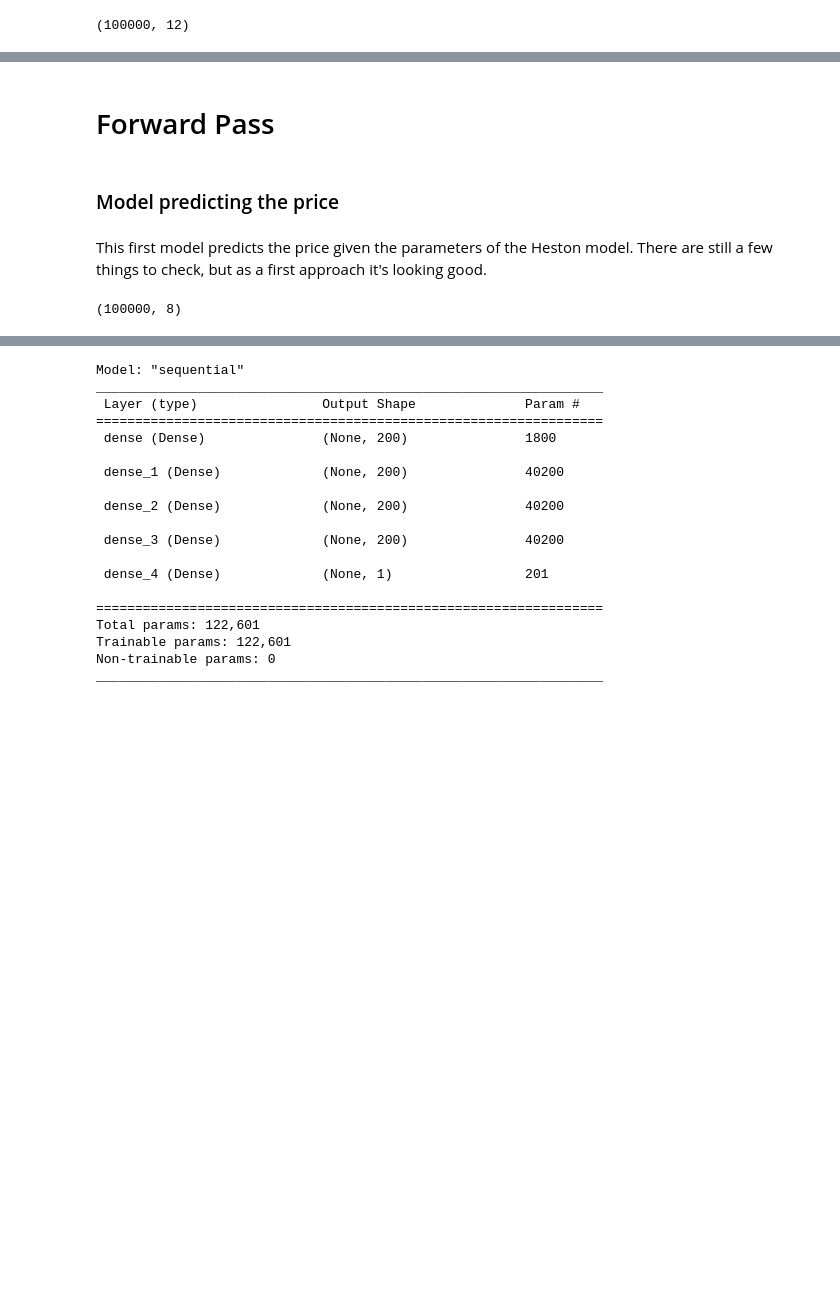
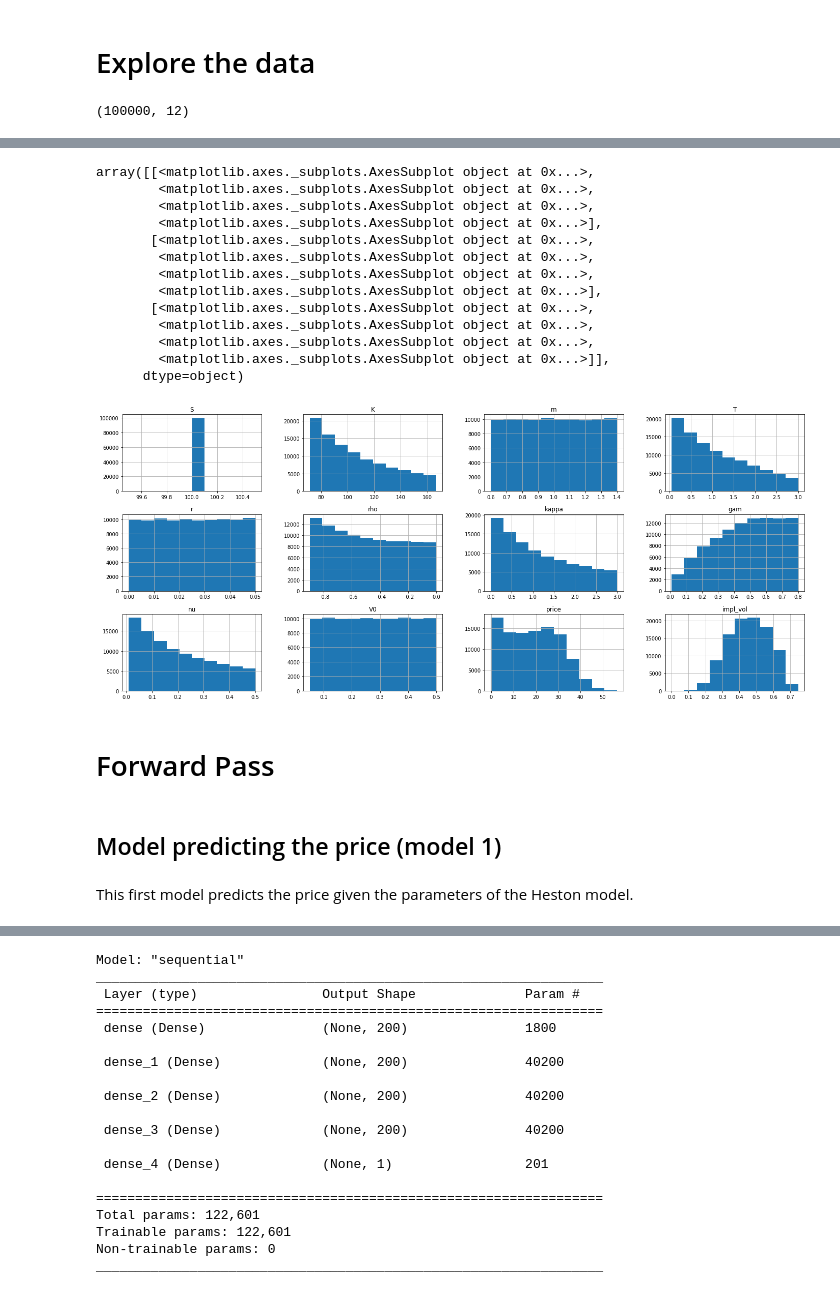
Before and after one commit to amendezll/projet_recherche, a Jupyter notebook: NN_model.ipynb, the cells around one changed output, grey strips where cells are left out. Drawn from its saved outputs; the diff is of its cells as text; code cells hidden in the pictures; blank space fills up the shorter version.

```diff
--- a/NN_model.ipynb
+++ b/NN_model.ipynb
@@ -20,5 +22,7 @@ import tensorflow as tf
 from tensorflow.keras.utils import plot_model
 from sklearn.model_selection import train_test_split
+# %% [markdown]
+# Explore the data
 # %%
 df = pd.read_csv("data/param2.csv")
 # %%
@@ -34,12 +38,30 @@ df.head()
 | 2 | 100.0 | 75.938311 | 1.316858 | 0.718012 | 0.015625 | -0.786272 | 1.965432 | 0.464774 | 0.181610 | 0.135622 | 28.586334 | ... |
 | 3 | 100.0 | 75.997247 | 1.315837 | 1.180228 | 0.041085 | -0.777110 | 1.047442 | 0.168897 | 0.027497 | 0.346401 | 34.370636 | ... |
 | 4 | 100.0 | 101.204579 | 0.988098 | 0.699343 | 0.021379 | -0.694197 | 0.622226 | 0.649895 | 0.468941 | 0.066212 | 11.764919 | ... |
+# %%
+# df.iloc[0:5].T.hist(bins=bins, sharey=True, layout=(1, 5), figsize=(12, 3))
+df.hist(sharey=False, layout=(3, 4), figsize=(24, 10))
+# %% [output]
+array([[<matplotlib.axes._subplots.AxesSubplot object at 0x...>,
+        <matplotlib.axes._subplots.AxesSubplot object at 0x...>,
+        <matplotlib.axes._subplots.AxesSubplot object at 0x...>,
+        <matplotlib.axes._subplots.AxesSubplot object at 0x...>],
+       [<matplotlib.axes._subplots.AxesSubplot object at 0x...>,
+        <matplotlib.axes._subplots.AxesSubplot object at 0x...>,
+        <matplotlib.axes._subplots.AxesSubplot object at 0x...>,
+        <matplotlib.axes._subplots.AxesSubplot object at 0x...>],
+       [<matplotlib.axes._subplots.AxesSubplot object at 0x...>,
+        <matplotlib.axes._subplots.AxesSubplot object at 0x...>,
+        <matplotlib.axes._subplots.AxesSubplot object at 0x...>,
+        <matplotlib.axes._subplots.AxesSubplot object at 0x...>]],
+      dtype=object)
+[figure, added]
 # %% [markdown]
 # Forward Pass
 # %% [markdown]
-### Model predicting the price
+## Model predicting the price (model 1)
 # %% [markdown]
-This first model predicts the price given the parameters of the Heston model. There are still a few things to check, but as a first approach it's looking good.
+This first model predicts the price given the parameters of the Heston model.
 # %%
 X = df.drop(['K', 'S', 'price', 'impl_vol'], axis = 1)
 # X_stand =(X-X.mean())/X.std()
@@ -48,4 +70,0 @@ y = df['price']
-# %%
-X.shape
-# %% [output]
-(100000, 8)
```
Also changed, not shown: parts of 147 cells of this notebook, 18 other files.
